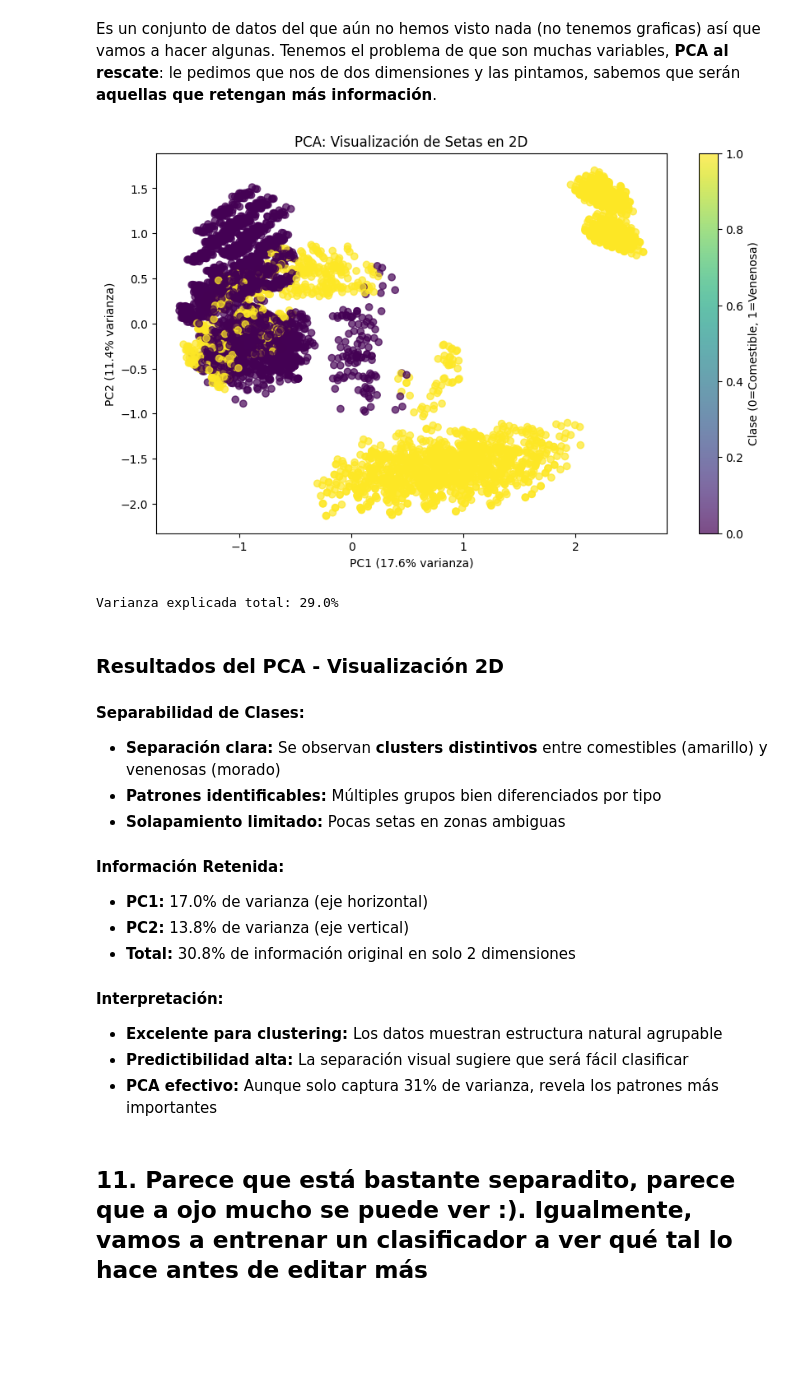
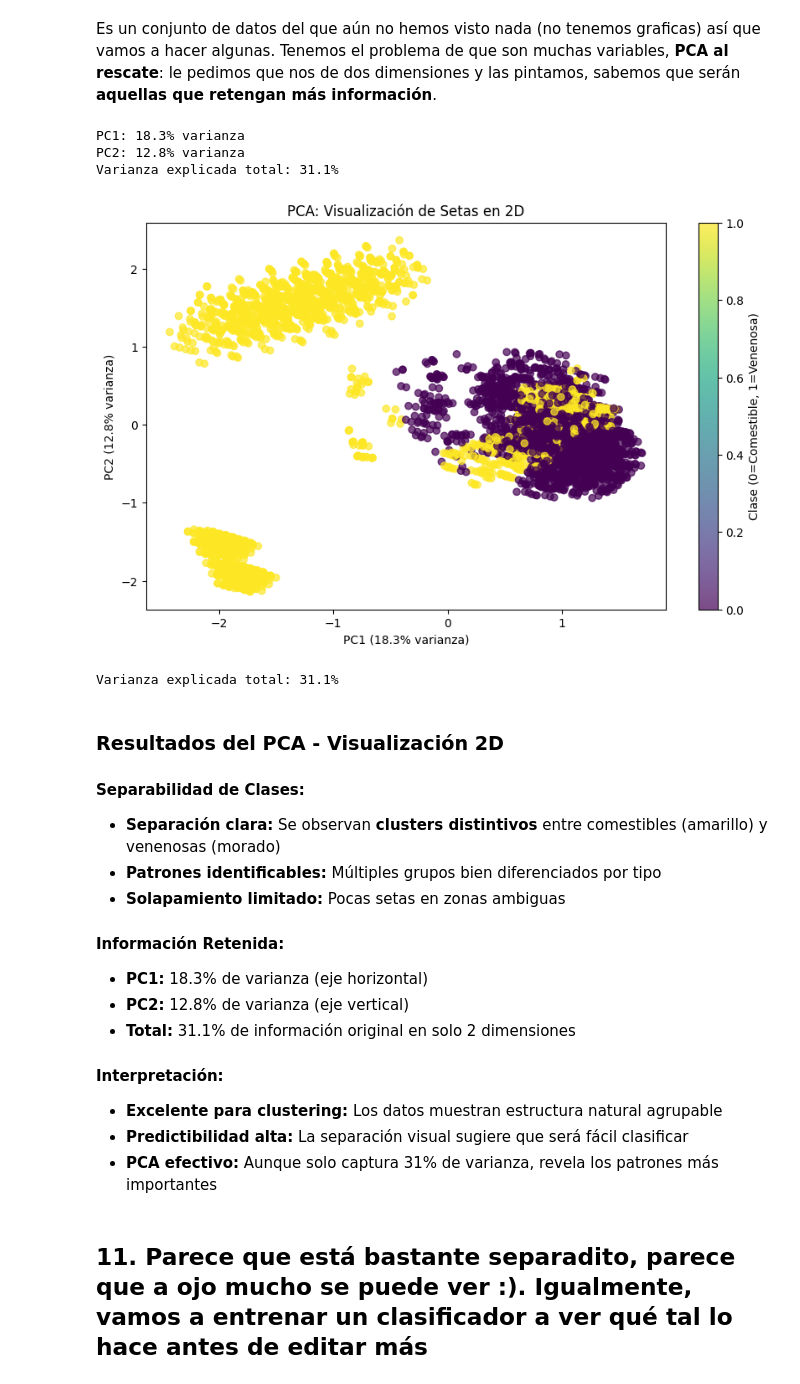
Before and after one commit to fintihlupik/Project-6-Mushrooms, a Jupyter notebook: notebooks/workshop-clustering-pca.ipynb, the cells around one changed output. Drawn from its saved outputs; the diff is of its cells as text; code cells hidden in the pictures; blank space fills up the shorter version.

```diff
--- a/notebooks/workshop-clustering-pca.ipynb
+++ b/notebooks/workshop-clustering-pca.ipynb
@@ -24,7 +24,7 @@ from sklearn.decomposition import PCA
 ## **1. Leer conjunto de datos y primer vistazo**
 # %%
 # Cargamos el dataset de setas
-df = pd.read_csv('mushrooms.csv')
+df = pd.read_csv('../data/mushrooms.csv')
 
 # Visualizamos las primeras filas del dataframe
 df.head()
@@ -382,8 +381,8 @@ dtype: int64
 # Obtener un nuevo dataframe de dos columnas donde en la primera estén las features (features) y en la otra los valores únicos
 # asociados (n_values).
 unique_values_df = pd.DataFrame({
-    'features': df.columns,
-    'n_values': [df[col].nunique() for col in df.columns]
+    'features': df_decoded.columns,
+    'n_values': [df_decoded[col].nunique() for col in df_decoded.columns]
 })
 unique_values_df
 # %% [output]
@@ -578,9 +577,9 @@ features_to_drop = unique_values_df[unique_values_df['n_values'] == 1]['features
 print(features_to_drop)
 
 # Eliminar la feature que no aporta información
-df_clean = df.drop(columns=features_to_drop)
-print(f"\nDataset original: {df.shape}")
-print(f"Dataset limpio: {df_clean.shape}")
+df_decoded_clean = df_decoded.drop(columns=features_to_drop)
+print(f"\nDataset original: {df_decoded.shape}")
+print(f"Dataset limpio: {df_decoded_clean.shape}")
 print(f"Features eliminadas: {features_to_drop}")
 # %% [output]
 Features con un solo valor único (no informativas):
@@ -629,8 +628,8 @@ En ring-number el one ~92.2%
 ## **7. Separar entre variables predictoras y variables a predecir**
 # %%
 # La variable que trata de predecir este conjunto de datos es 'poisonous'.
-y = df_clean['class']
-X = df_clean.drop(columns=['class'])
+y = df_decoded_clean['class']
+X = df_decoded_clean.drop(columns=['class'])
 
 print(f"Variable target (y): {y.shape}")
 print(f"Variables predictoras (X): {X.shape}")
@@ -681,24 +680,36 @@ Es un conjunto de datos del que aún no hemos visto nada (no tenemos graficas) a
 # %%
 pca = PCA(n_components=2)       # metodo de sklearn
 pca.fit(X_train)
 
 # Transformar los datos a 2 dimensiones
 X_train_pca = pca.transform(X_train)
 
 # Representar en un scatterplot y poner en color las etiquetas de entrenamiento
+X_train_pca = pca.transform(X_train)
+
+# Mostrar varianzas ANTES del gráfico
+print(f'PC1: {pca.explained_variance_ratio_[0]:.1%} varianza')
+print(f'PC2: {pca.explained_variance_ratio_[1]:.1%} varianza')
+print(f'Varianza explicada total: {sum(pca.explained_variance_ratio_):.1%}')
+
+# Gráfico con etiquetas consistentes
 plt.figure(figsize=(10, 6))
-scatter = plt.scatter(X_train_pca[:, 0], X_train_pca[:, 1], c=y_train.map({'e': 0, 'p': 1}),
-                    cmap='viridis', alpha=0.7)
+scatter = plt.scatter(X_train_pca[:, 0], X_train_pca[:, 1],
+                     c=y_train.map({'edible': 0, 'poisonous': 1}),
+                     cmap='viridis', alpha=0.7)
 plt.xlabel(f'PC1 ({pca.explained_variance_ratio_[0]:.1%} varianza)')
 plt.ylabel(f'PC2 ({pca.explained_variance_ratio_[1]:.1%} varianza)')
 plt.title('PCA: Visualización de Setas en 2D')
 plt.colorbar(scatter, label='Clase (0=Comestible, 1=Venenosa)')
 plt.show()
 
 print(f'Varianza explicada total: {sum(pca.explained_variance_ratio_):.1%}')
 # %% [output]
+PC1: 18.3% varianza
+PC2: 12.8% varianza
+Varianza explicada total: 31.1%
-[figure, old version]
+[figure, new version]
-Varianza explicada total: 29.0%
+Varianza explicada total: 31.1%
 # %% [markdown]
 ### **Resultados del PCA - Visualización 2D**
 
@@ -708,9 +719,9 @@ Varianza explicada total: 29.0%
 - **Solapamiento limitado:** Pocas setas en zonas ambiguas
 
 #### Información Retenida:
-- **PC1:** 17.0% de varianza (eje horizontal)
-- **PC2:** 13.8% de varianza (eje vertical)
-- **Total:** 30.8% de información original en solo 2 dimensiones
+- **PC1:** 18.3% de varianza (eje horizontal)
+- **PC2:** 12.8% de varianza (eje vertical)
+- **Total:** 31.1% de información original en solo 2 dimensiones
 
 #### Interpretación:
 - **Excelente para clustering:** Los datos muestran estructura natural agrupable
```
Also changed, not shown: parts of 13 cells of this notebook.
